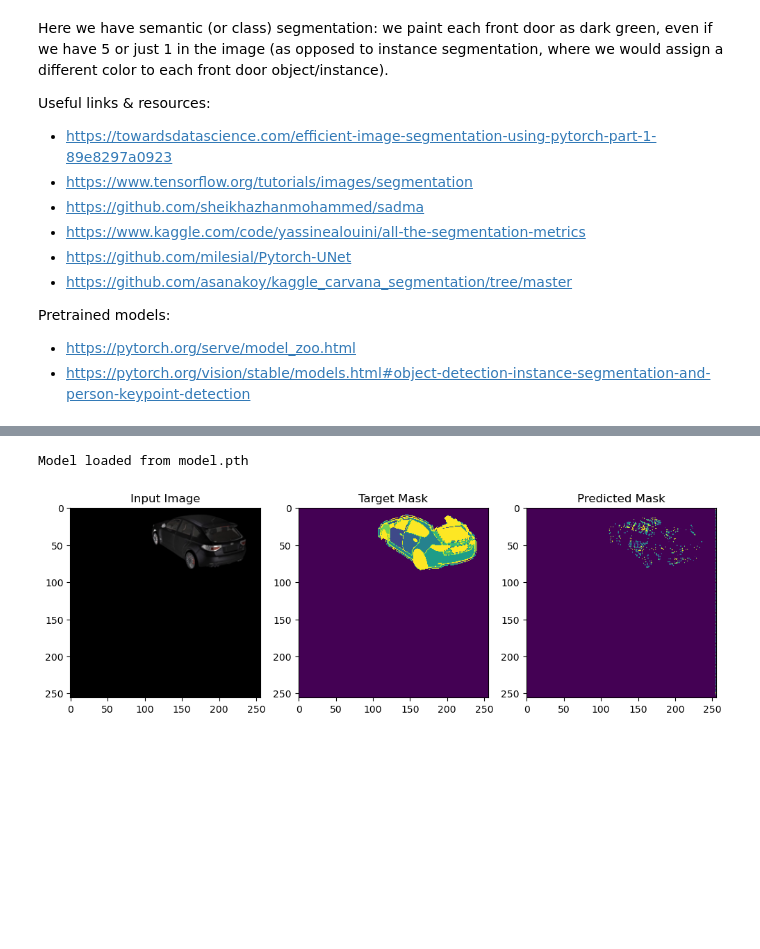
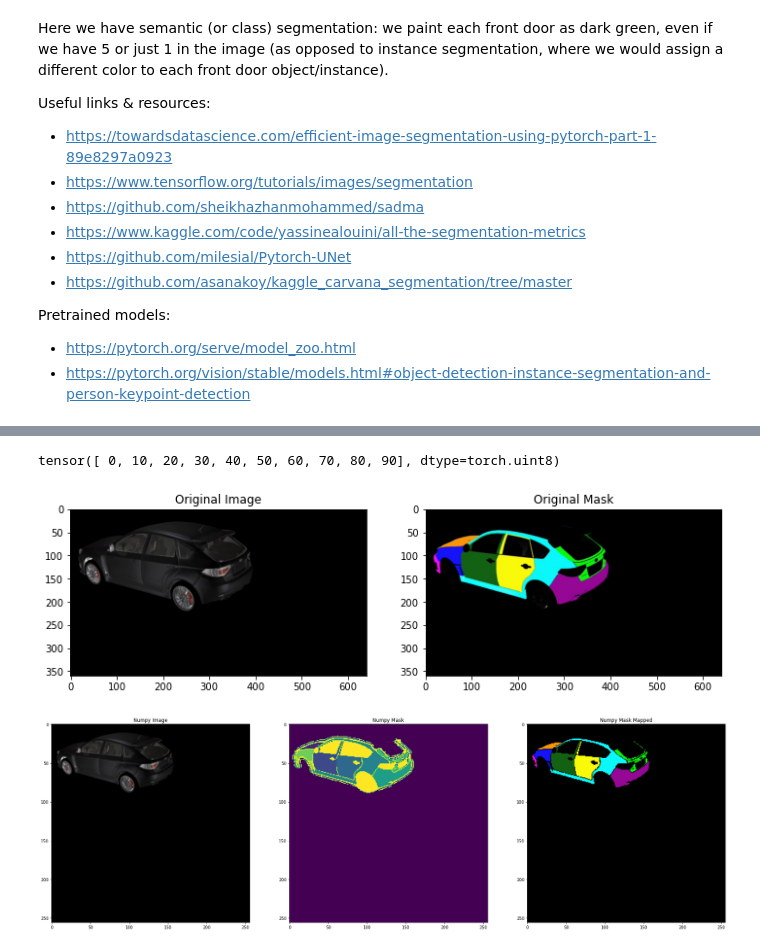
Before and after one commit to Toni751/Deep-Learning-Car-Segmentation, a Jupyter notebook: Car Image Segmentation - Project.ipynb, the cells around one changed output, grey strips where cells are left out. Saved outputs shown, nothing was run; the diff lists cells and outputs as text; code cells hidden in the pictures; blank space fills up the shorter version.

Commit message:
Numpy mask mapping + small adjustments

```diff
--- a/Car Image Segmentation - Project.ipynb
+++ b/Car Image Segmentation - Project.ipynb
@@ -200,11 +278,9 @@ def train_model(model, epochs, batch_size, optimizer, loss_fn,save_path=None,sch
 # %%
-
-
 # Load the trained model
 loaded_model = UNet()
 loaded_optimizer = optim.Adam(loaded_model.parameters(), lr=1e-5, weight_decay=1e-4)
 load_path = 'model.pth'
-loaded_model, loaded_optimizer, _, _, _ = load_model(loaded_model, loaded_optimizer, load_path)
+loaded_model, loaded_optimizer = load_model(loaded_model, loaded_optimizer, load_path)
 
 # Choose an example from the test set
 example_index = 12
@@ -222,7 +298,7 @@ with torch.no_grad():
     prediction = loaded_model(example_input)
 
 # Post-process the prediction if needed (e.g., convert to probabilities)
-predicted_mask = torch.sigmoid((prediction*255).squeeze())
+predicted_mask = (prediction*255).squeeze()
 
 # Visualize the input, target, and predicted mask
 plt.figure(figsize=(12, 4))
@@ -240,6 +316,3 @@ plt.imshow(predicted_mask.cpu().numpy())
 plt.title('Predicted Mask')
 
 plt.show()
-# %% [output]
-Model loaded from model.pth
-[figure, removed]
@@ -245,0 +365,47 @@ Model loaded from model.pth
+# %%
+IMAGES_FOLDER = './carseg_data/images/'
+ARRAYS_FOLDER = './arrays/'
+BLACK_CAR_FOLDER = 'black_5_doors'
+ORANGE_CAR_FOLDER = 'orange_3_doors'
+REAL_CAR_FOLDER = 'photo'
+SEGMENTATION_FOLDER = '/with_segmentation/'
+NO_SEGMENTATION_FOLDER = '/no_segmentation/'
+
+CAR_FOLDER = BLACK_CAR_FOLDER
+IMAGE_INDEX = '0250' # good indexes orange: 0050, 0250, 1050
+
+image_original = torchvision.io.read_image(IMAGES_FOLDER + CAR_FOLDER + NO_SEGMENTATION_FOLDER + IMAGE_INDEX + ".png")
+image_segmented = torchvision.io.read_image(IMAGES_FOLDER + CAR_FOLDER + SEGMENTATION_FOLDER + IMAGE_INDEX + ".png")
+
+npy_image = np.load(ARRAYS_FOLDER + CAR_FOLDER + "_" + IMAGE_INDEX + '.npy')
+print(torch.from_numpy(npy_image[:,:,3]).unique())
+plt.figure(figsize=(12, 4))
+
+plt.subplot(1, 2, 1)
+plt.imshow(image_original.permute(1, 2, 0))
+plt.title('Original Image')
+
+plt.subplot(1, 2, 2)
+plt.imshow(image_segmented.permute(1, 2, 0))
+plt.title('Original Mask')
+
+plt.show()
+
+plt.figure(figsize=(30, 10))
+plt.subplot(1, 3, 1)
+plt.imshow(npy_image[:,:,0:3])
+plt.title('Numpy Image')
+
+plt.subplot(1, 3, 2)
+plt.imshow(npy_image[:,:,3])
+plt.title('Numpy Mask')
+
+plt.subplot(1, 3, 3)
+plt.imshow(map_numpy_mask(npy_image[:,:,3]))
+plt.title('Numpy Mask Mapped')
+
+plt.show()
+# %% [output]
+tensor([ 0, 10, 20, 30, 40, 50, 60, 70, 80, 90], dtype=torch.uint8)
+[figure, added]
+[figure, added]
```
Also changed, not shown: parts of 5 cells of this notebook, 2 other files.
